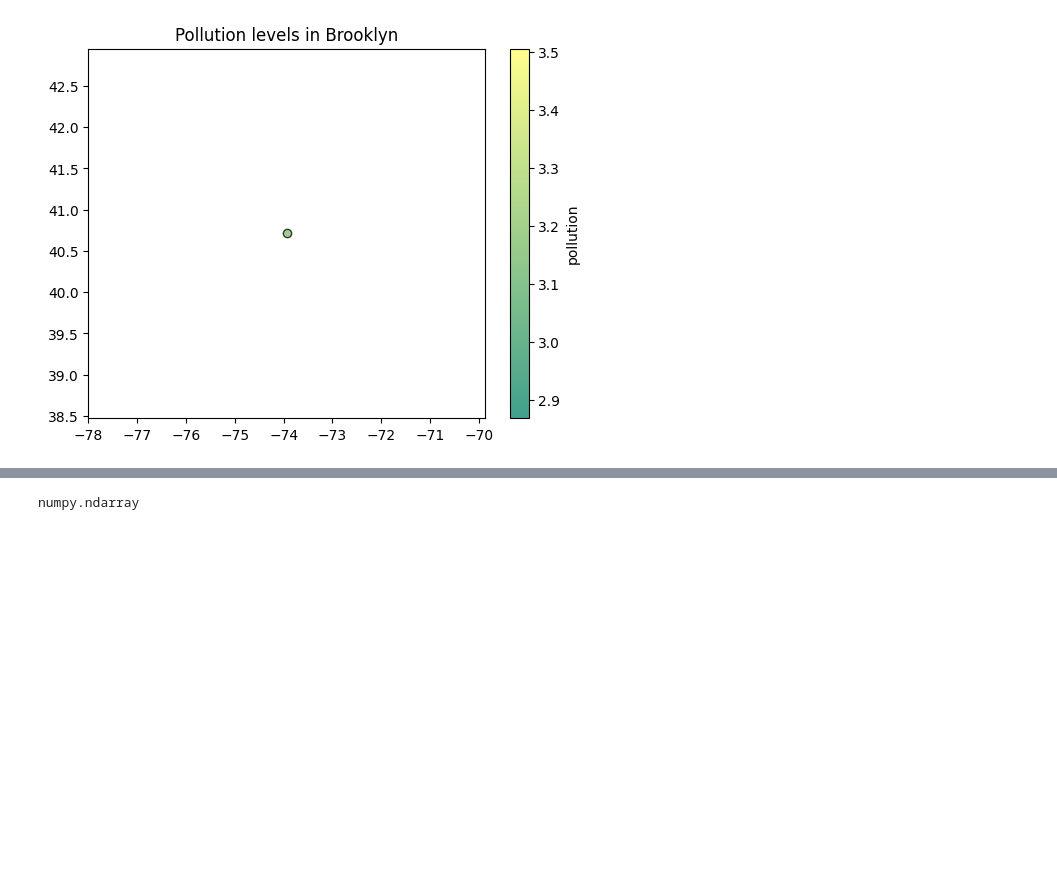
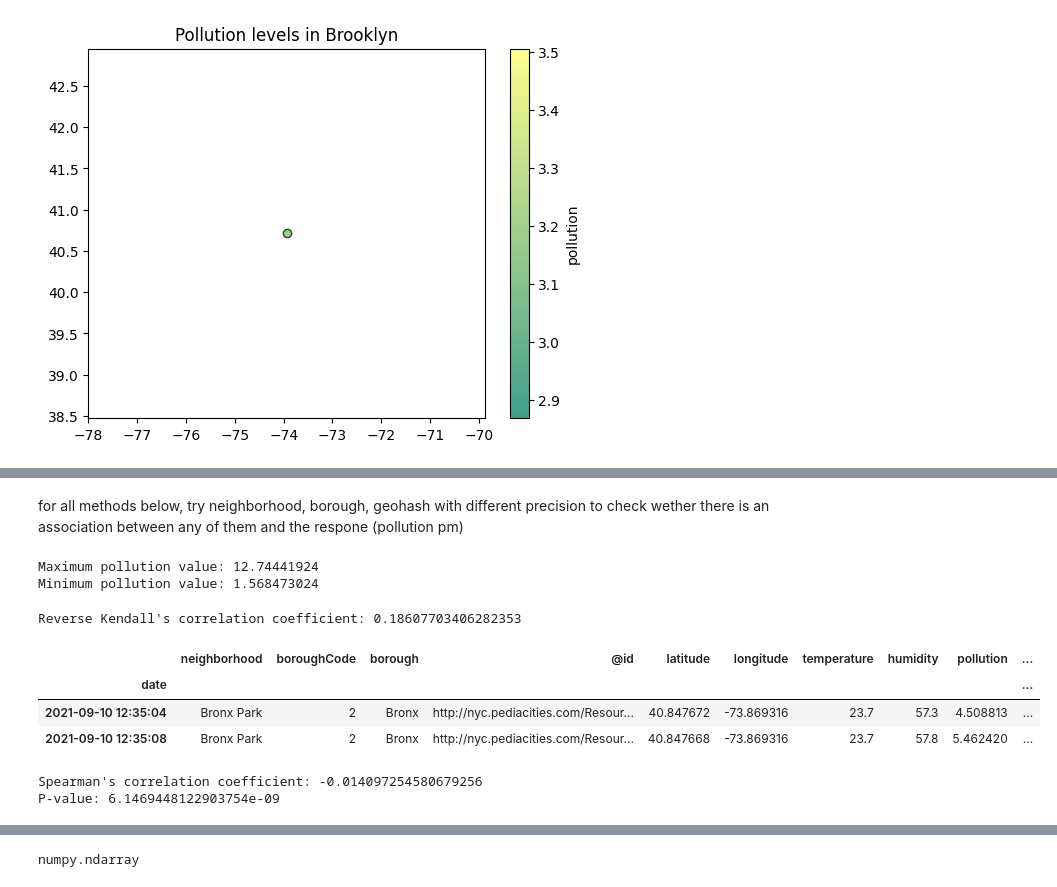
Before and after one commit to Dr-Isam-ALJAWARNEH/ds-project-lstm-forecasting, a Jupyter notebook: Project01_LSTM.ipynb, the cells around one changed output, grey strips where cells are left out. Saved outputs shown, nothing was run; the diff lists cells and outputs as text; code cells hidden in the pictures; blank space fills up the shorter version.

```diff
--- a/Project01_LSTM.ipynb
+++ b/Project01_LSTM.ipynb
@@ -265,0 +304,59 @@ for area in areas:
+# %% [markdown]
+for all methods below, try neighborhood, borough, geohash with different precision to check wether there is an association between any of them and the respone (pollution pm)
+# %%
+# Calculate maximum and minimum pollution values
+max_pollution = merged_data['pollution'].max()
+min_pollution = merged_data['pollution'].min()
+
+print(f"Maximum pollution value: {max_pollution}")
+print(f"Minimum pollution value: {min_pollution}")
+# %% [output]
+Maximum pollution value: 12.74441924
+Minimum pollution value: 1.568473024
+# %%
+import pandas as pd
+from scipy.stats import rankdata
+'''
+if you specifically want a measure similar to Kendall's correlation coefficient but for a
+categorical predictor and a continuous outcome, you might consider calculating the correlation between the ranks of the categorical
+variable and the continuous variable
+'''
+
+# Rank the pollution values
+merged_data['pollution_rank'] = rankdata(merged_data['pollution'])
+
+# Calculate the average rank for each category
+avg_rank_per_category = merged_data.groupby('geohash')['pollution_rank'].mean()
+
+# Calculate the correlation between the ranks of geohash and pollution
+correlation = avg_rank_per_category.corr(merged_data.groupby('geohash').size(), method='kendall')
+
+print(f"Reverse Kendall's correlation coefficient: {correlation}")
+# %% [output]
+Reverse Kendall's correlation coefficient: 0.18607703406282353
+# %%
+merged_data.head(2)
+# %% [output]
+|  | neighborhood | boroughCode | borough | @id | latitude | longitude | temperature | humidity | pollution | ... |
+| date |  |  |  |  |  |  |  |  |  | ... |
+| 2021-09-10 12:35:04 | Bronx Park | 2 | Bronx | http://nyc.pediacities.com/Resour... | 40.847672 | -73.869316 | 23.7 | 57.3 | 4.508813 | ... |
+| 2021-09-10 12:35:08 | Bronx Park | 2 | Bronx | http://nyc.pediacities.com/Resour... | 40.847668 | -73.869316 | 23.7 | 57.8 | 5.462420 | ... |
+# %%
+#METHOD 2: Spearman's Rank Correlation Coefficient
+import pandas as pd
+from scipy.stats import spearmanr
+'''
+Spearman's Rank Correlation Coefficient: This measures the strength and direction of association between the ranks of 'geohash' and 'pollution',
+suitable when the relationship is monotonic but not necessarily linear.
+'''
+# Assuming you already have merged_data DataFrame
+
+# Calculate Spearman's rank correlation coefficient
+#try neighborhood, borough, geohash with different precision
+correlation, p_value = spearmanr(merged_data['geohash'], merged_data['pollution'])
+
+print(f"Spearman's correlation coefficient: {correlation}")
+print(f"P-value: {p_value}")
+# %% [output]
+Spearman's correlation coefficient: -0.014097254580679256
+P-value: 6.1469448122903754e-09
```
Also changed, not shown: parts of 13 cells of this notebook.
